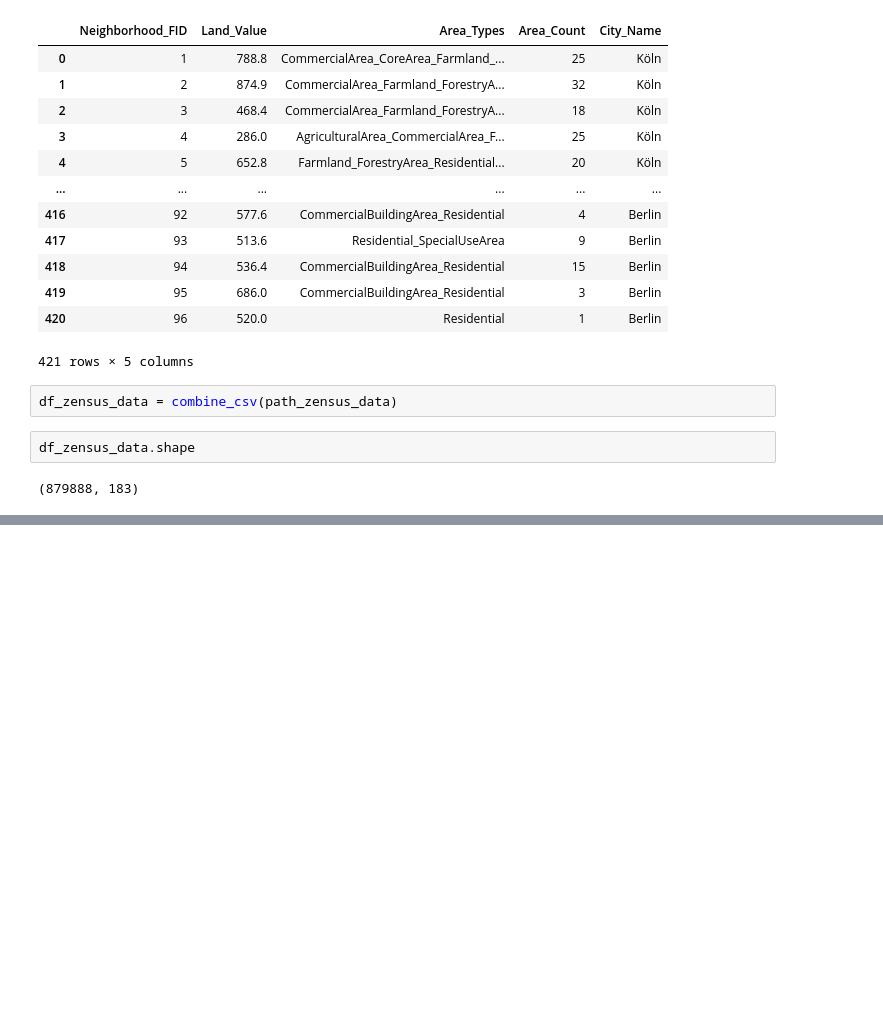
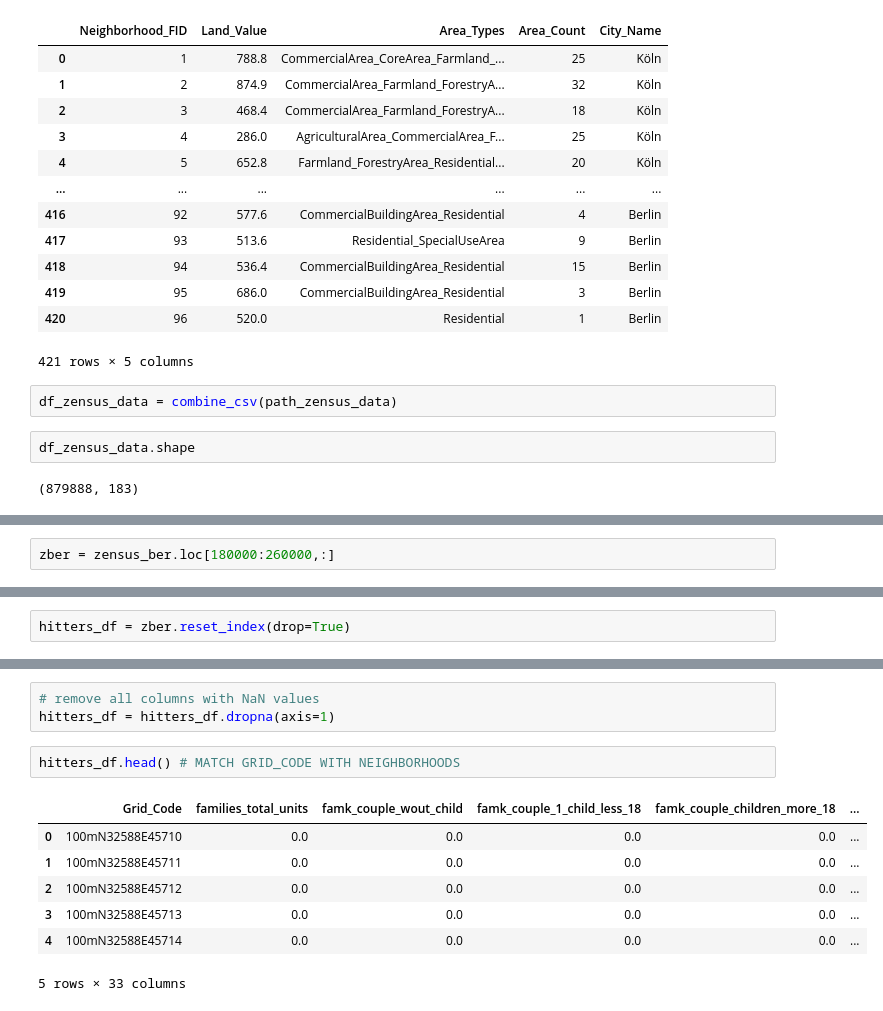
Before and after one commit to Schalwal/Geo-paw-sitioning, a Jupyter notebook: tryout.ipynb, the cells around one changed output, grey strips where cells are left out. Saved outputs shown, nothing was run; the diff lists cells and outputs as text; blank space fills up the shorter version.

```diff
--- a/tryout.ipynb
+++ b/tryout.ipynb
@@ -110,0 +112,2 @@ p_berlin
+# %%
+zber = zensus_ber.loc[180000:260000,:]
@@ -110,0 +192,2 @@ p_berlin
+# %%
+hitters_df = zber.reset_index(drop=True)
@@ -110,0 +204,13 @@ p_berlin
+# %%
+# remove all columns with NaN values
+hitters_df = hitters_df.dropna(axis=1)
+# %%
+hitters_df.head() # MATCH GRID_CODE WITH NEIGHBORHOODS
+# %% [output]
+|  | Grid_Code | families_total_units | famk_couple_wout_child | famk_couple_1_child_less_18 | famk_couple_children_more_18 | ... |
+| 0 | 100mN32588E45710 | 0.0 | 0.0 | 0.0 | 0.0 | ... |
+| 1 | 100mN32588E45711 | 0.0 | 0.0 | 0.0 | 0.0 | ... |
+| 2 | 100mN32588E45712 | 0.0 | 0.0 | 0.0 | 0.0 | ... |
+| 3 | 100mN32588E45713 | 0.0 | 0.0 | 0.0 | 0.0 | ... |
+| 4 | 100mN32588E45714 | 0.0 | 0.0 | 0.0 | 0.0 | ... |
+5 rows × 33 columns
```
Also changed, not shown: parts of 16 cells of this notebook.
